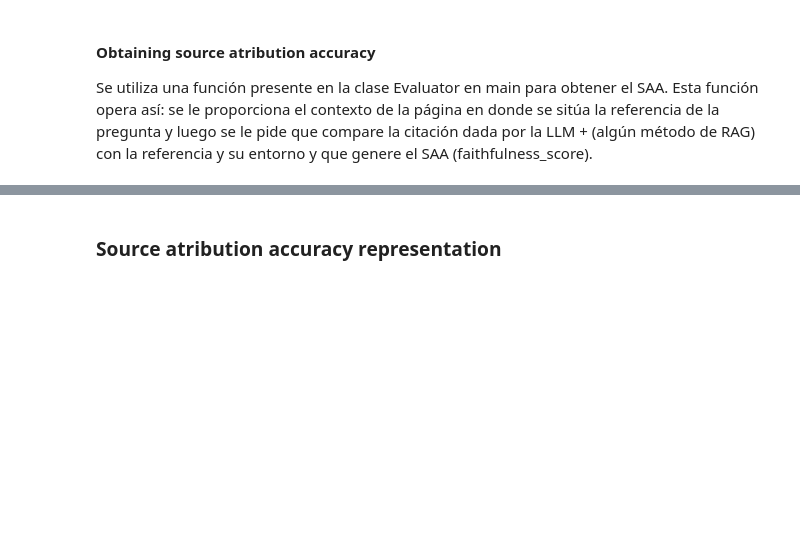
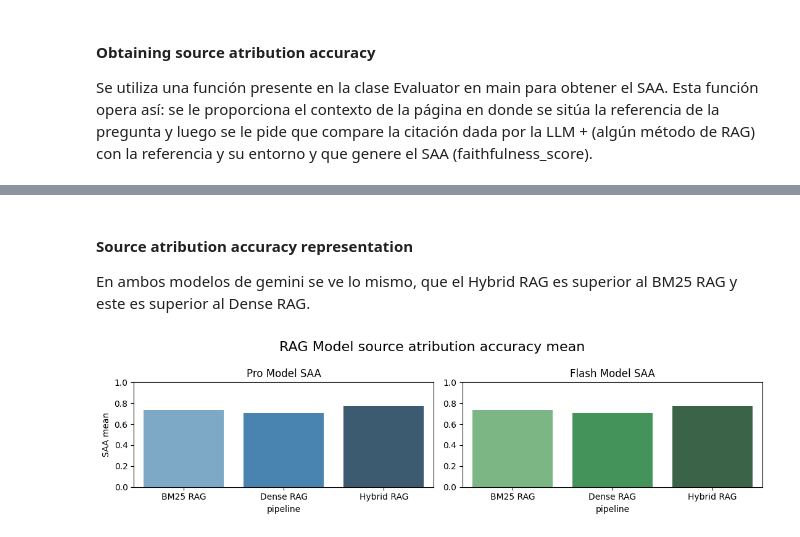
Before and after one commit to l4t8/RAG-Technical-Q-A, a Jupyter notebook: data.ipynb, the cells around one changed output, grey strips where cells are left out. Saved outputs shown, nothing was run; the diff lists cells and outputs as text; code cells hidden in the pictures; blank space fills up the shorter version.

```diff
--- a/data.ipynb
+++ b/data.ipynb
@@ -377,2 +330,4 @@ rag_results[rag_results['pipeline'] == 'Hybrid RAG']
 # %% [markdown]
-### Source atribution accuracy representation
+#### Source atribution accuracy representation
+
+En ambos modelos de gemini se ve lo mismo, que el Hybrid RAG es superior al BM25 RAG y este es superior al Dense RAG.
@@ -452,0 +334,40 @@ plt.show()
+# %%
+plot_data = rag_results.copy()
+
+fig, axes = plt.subplots(1, 2, figsize=(11, 3))
+fig.suptitle('RAG Model source atribution accuracy mean', fontsize=16)
+
+# --- CHART 1: PRO Model ---
+sns.barplot(
+    data=plot_data,
+    x="pipeline",
+    y="faithfulness_score",
+    hue="pipeline",
+    palette="Blues_d",
+    errorbar=None,
+    legend=False,
+    ax=axes[0]
+)
+axes[0].set_title("Pro Model SAA")
+axes[0].set_ylim(0, 1.0)
+axes[0].set_ylabel("SAA mean")
+
+# --- CHART 2: FLASH Model ---
+sns.barplot(
+    data=plot_data,
+    x="pipeline",
+    y="faithfulness_score",
+    hue="pipeline",
+    palette="Greens_d",
+    legend=False,
+    errorbar=None,
+    ax=axes[1]
+)
+axes[1].set_title("Flash Model SAA")
+axes[1].set_ylim(0, 1.0)
+axes[1].set_ylabel("") # Hide Y-label for the second chart to look cleaner
+
+plt.tight_layout()
+plt.show()
+# %% [output]
+[figure, added]
```
Also changed, not shown: parts of 39 cells of this notebook, 4 other files.
